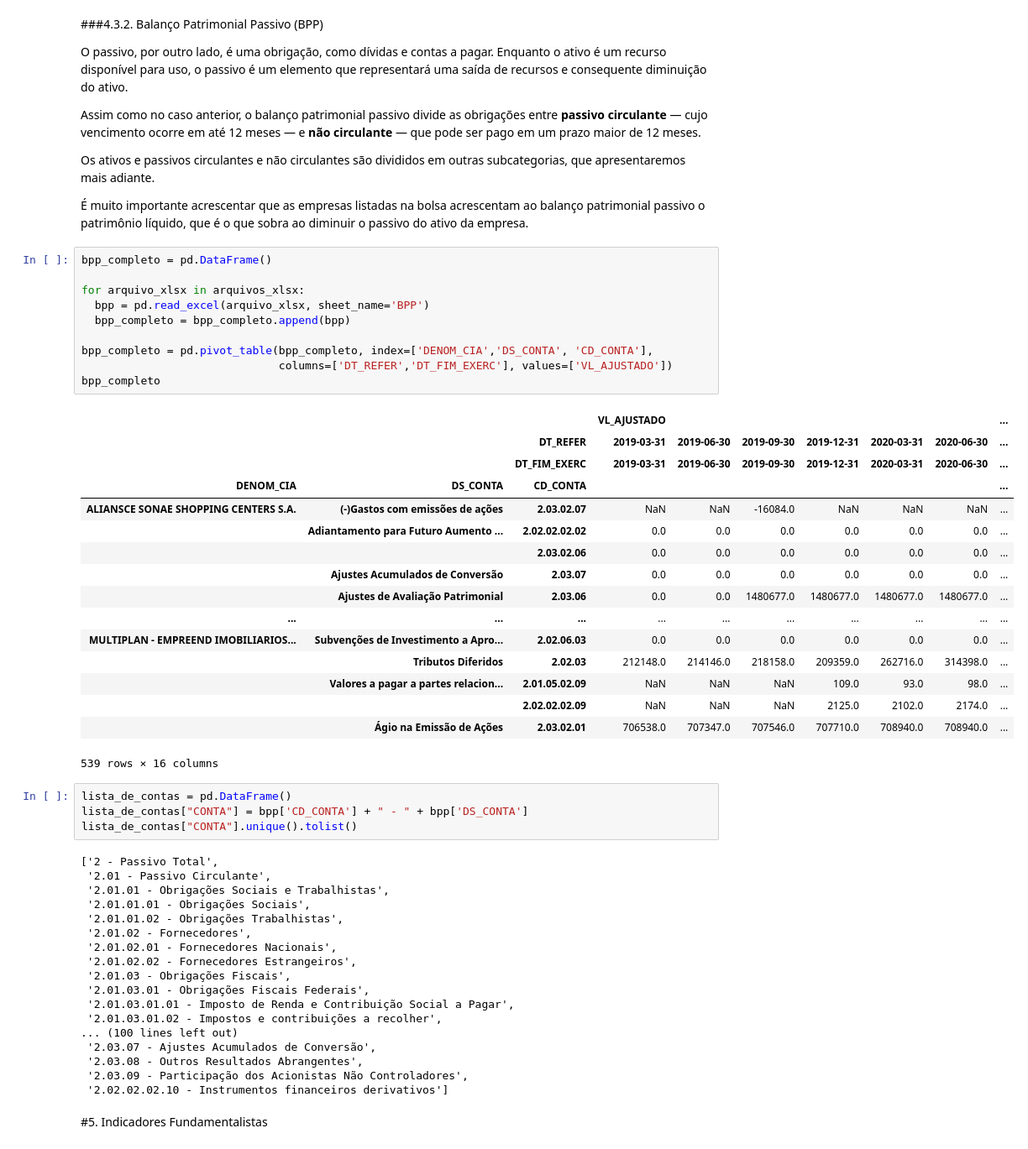
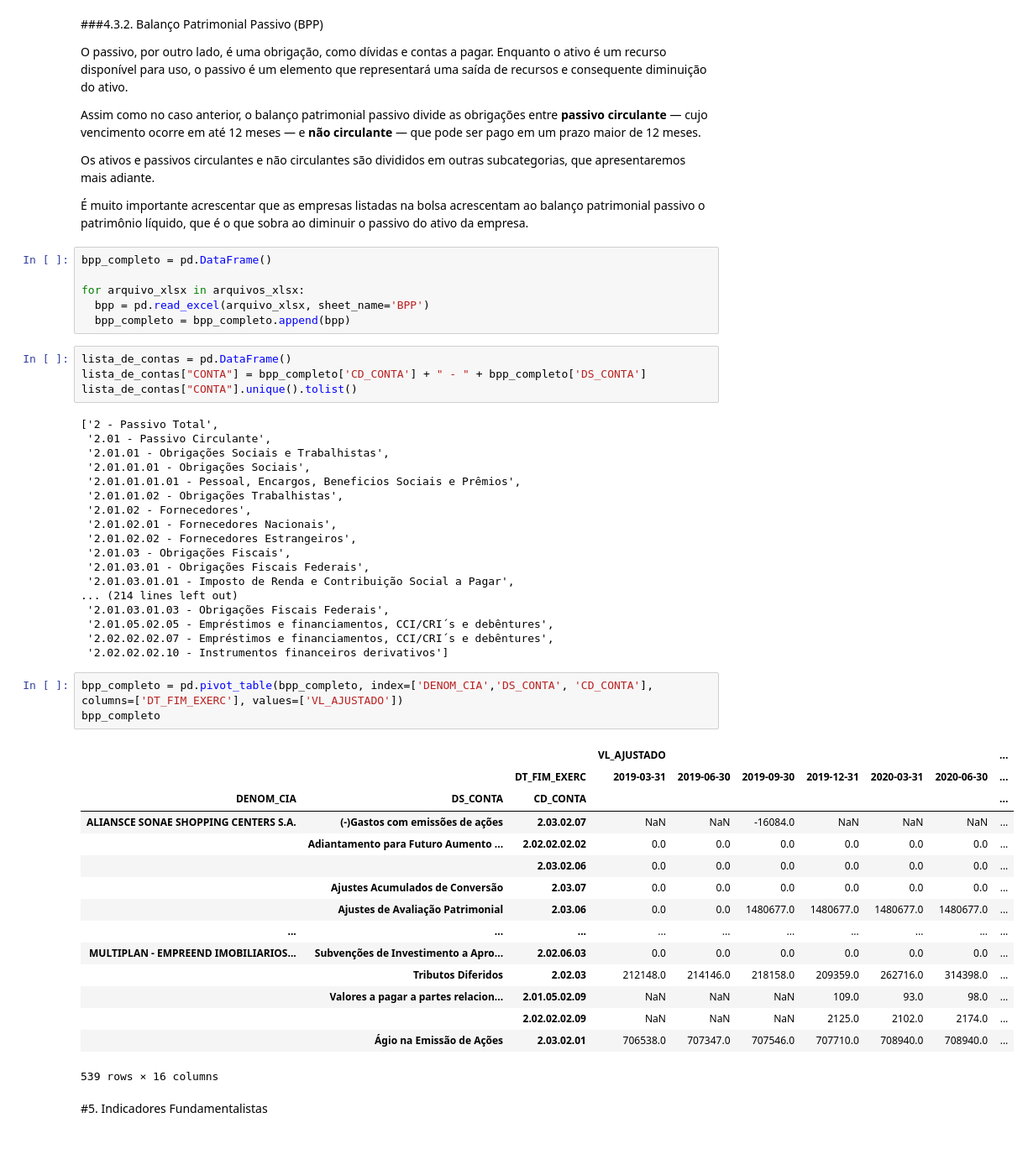
Before and after one commit to psgrigoletti/curso-pmf, a Jupyter notebook: Pablo_Final_de_Análise_Fundamentalista_v3.ipynb, the cells around one changed output. Shown at 84% size. Drawn from its saved outputs; the diff is of its cells as text.

```diff
--- a/Pablo_Final_de_Análise_Fundamentalista_v3.ipynb
+++ b/Pablo_Final_de_Análise_Fundamentalista_v3.ipynb
@@ -435,36 +427,16 @@ bpp_completo = pd.DataFrame()
 for arquivo_xlsx in arquivos_xlsx:
   bpp = pd.read_excel(arquivo_xlsx, sheet_name='BPP')
   bpp_completo = bpp_completo.append(bpp)
-
-bpp_completo = pd.pivot_table(bpp_completo, index=['DENOM_CIA','DS_CONTA', 'CD_CONTA'],
-                              columns=['DT_REFER','DT_FIM_EXERC'], values=['VL_AJUSTADO'])
-bpp_completo
-# %% [output]
-|  |  |  | VL_AJUSTADO |  |  |  |  |  | ... |
-|  |  | DT_REFER | 2019-03-31 | 2019-06-30 | 2019-09-30 | 2019-12-31 | 2020-03-31 | 2020-06-30 | ... |
-|  |  | DT_FIM_EXERC | 2019-03-31 | 2019-06-30 | 2019-09-30 | 2019-12-31 | 2020-03-31 | 2020-06-30 | ... |
-| DENOM_CIA | DS_CONTA | CD_CONTA |  |  |  |  |  |  | ... |
-| ALIANSCE SONAE SHOPPING CENTERS S.A. | (-)Gastos com emissões de ações | 2.03.02.07 | NaN | NaN | -16084.0 | NaN | NaN | NaN | ... |
-|  | Adiantamento para Futuro Aumento ... | 2.02.02.02.02 | 0.0 | 0.0 | 0.0 | 0.0 | 0.0 | 0.0 | ... |
-|  |  | 2.03.02.06 | 0.0 | 0.0 | 0.0 | 0.0 | 0.0 | 0.0 | ... |
-|  | Ajustes Acumulados de Conversão | 2.03.07 | 0.0 | 0.0 | 0.0 | 0.0 | 0.0 | 0.0 | ... |
-|  | Ajustes de Avaliação Patrimonial | 2.03.06 | 0.0 | 0.0 | 1480677.0 | 1480677.0 | 1480677.0 | 1480677.0 | ... |
-| ... | ... | ... | ... | ... | ... | ... | ... | ... | ... |
-| MULTIPLAN - EMPREEND IMOBILIARIOS... | Subvenções de Investimento a Apro... | 2.02.06.03 | 0.0 | 0.0 | 0.0 | 0.0 | 0.0 | 0.0 | ... |
-|  | Tributos Diferidos | 2.02.03 | 212148.0 | 214146.0 | 218158.0 | 209359.0 | 262716.0 | 314398.0 | ... |
-|  | Valores a pagar a partes relacion... | 2.01.05.02.09 | NaN | NaN | NaN | 109.0 | 93.0 | 98.0 | ... |
-|  |  | 2.02.02.02.09 | NaN | NaN | NaN | 2125.0 | 2102.0 | 2174.0 | ... |
-|  | Ágio na Emissão de Ações | 2.03.02.01 | 706538.0 | 707347.0 | 707546.0 | 707710.0 | 708940.0 | 708940.0 | ... |
-539 rows × 16 columns
 # %%
 lista_de_contas = pd.DataFrame()
-lista_de_contas["CONTA"] = bpp['CD_CONTA'] + " - " + bpp['DS_CONTA']
+lista_de_contas["CONTA"] = bpp_completo['CD_CONTA'] + " - " + bpp_completo['DS_CONTA']
 lista_de_contas["CONTA"].unique().tolist()
 # %% [output]
 ['2 - Passivo Total',
  '2.01 - Passivo Circulante',
  '2.01.01 - Obrigações Sociais e Trabalhistas',
  '2.01.01.01 - Obrigações Sociais',
+ '2.01.01.01.01 - Pessoal, Encargos, Beneficios Sociais e Prêmios',
  '2.01.01.02 - Obrigações Trabalhistas',
  '2.01.02 - Fornecedores',
  '2.01.02.01 - Fornecedores Nacionais',
@@ -472,12 +444,30 @@ lista_de_contas["CONTA"].unique().tolist()
  '2.01.03 - Obrigações Fiscais',
  '2.01.03.01 - Obrigações Fiscais Federais',
  '2.01.03.01.01 - Imposto de Renda e Contribuição Social a Pagar',
- '2.01.03.01.02 - Impostos e contribuições a recolher',
-... (100 lines left out)
- '2.03.07 - Ajustes Acumulados de Conversão',
- '2.03.08 - Outros Resultados Abrangentes',
- '2.03.09 - Participação dos Acionistas Não Controladores',
+... (214 lines left out)
+ '2.01.03.01.03 - Obrigações Fiscais Federais',
+ '2.01.05.02.05 - Empréstimos e financiamentos, CCI/CRI´s e debêntures',
+ '2.02.02.02.07 - Empréstimos e financiamentos, CCI/CRI´s e debêntures',
  '2.02.02.02.10 - Instrumentos financeiros derivativos']
+# %%
+bpp_completo = pd.pivot_table(bpp_completo, index=['DENOM_CIA','DS_CONTA', 'CD_CONTA'], columns=['DT_FIM_EXERC'], values=['VL_AJUSTADO'])
+bpp_completo
+# %% [output]
+|  |  |  | VL_AJUSTADO |  |  |  |  |  | ... |
+|  |  | DT_FIM_EXERC | 2019-03-31 | 2019-06-30 | 2019-09-30 | 2019-12-31 | 2020-03-31 | 2020-06-30 | ... |
+| DENOM_CIA | DS_CONTA | CD_CONTA |  |  |  |  |  |  | ... |
+| ALIANSCE SONAE SHOPPING CENTERS S.A. | (-)Gastos com emissões de ações | 2.03.02.07 | NaN | NaN | -16084.0 | NaN | NaN | NaN | ... |
+|  | Adiantamento para Futuro Aumento ... | 2.02.02.02.02 | 0.0 | 0.0 | 0.0 | 0.0 | 0.0 | 0.0 | ... |
+|  |  | 2.03.02.06 | 0.0 | 0.0 | 0.0 | 0.0 | 0.0 | 0.0 | ... |
+|  | Ajustes Acumulados de Conversão | 2.03.07 | 0.0 | 0.0 | 0.0 | 0.0 | 0.0 | 0.0 | ... |
+|  | Ajustes de Avaliação Patrimonial | 2.03.06 | 0.0 | 0.0 | 1480677.0 | 1480677.0 | 1480677.0 | 1480677.0 | ... |
+| ... | ... | ... | ... | ... | ... | ... | ... | ... | ... |
+| MULTIPLAN - EMPREEND IMOBILIARIOS... | Subvenções de Investimento a Apro... | 2.02.06.03 | 0.0 | 0.0 | 0.0 | 0.0 | 0.0 | 0.0 | ... |
+|  | Tributos Diferidos | 2.02.03 | 212148.0 | 214146.0 | 218158.0 | 209359.0 | 262716.0 | 314398.0 | ... |
+|  | Valores a pagar a partes relacion... | 2.01.05.02.09 | NaN | NaN | NaN | 109.0 | 93.0 | 98.0 | ... |
+|  |  | 2.02.02.02.09 | NaN | NaN | NaN | 2125.0 | 2102.0 | 2174.0 | ... |
+|  | Ágio na Emissão de Ações | 2.03.02.01 | 706538.0 | 707347.0 | 707546.0 | 707710.0 | 708940.0 | 708940.0 | ... |
+539 rows × 16 columns
 # %% [markdown]
 #5. Indicadores Fundamentalistas
 # %% [markdown]
```
Also changed, not shown: parts of 31 cells of this notebook.
